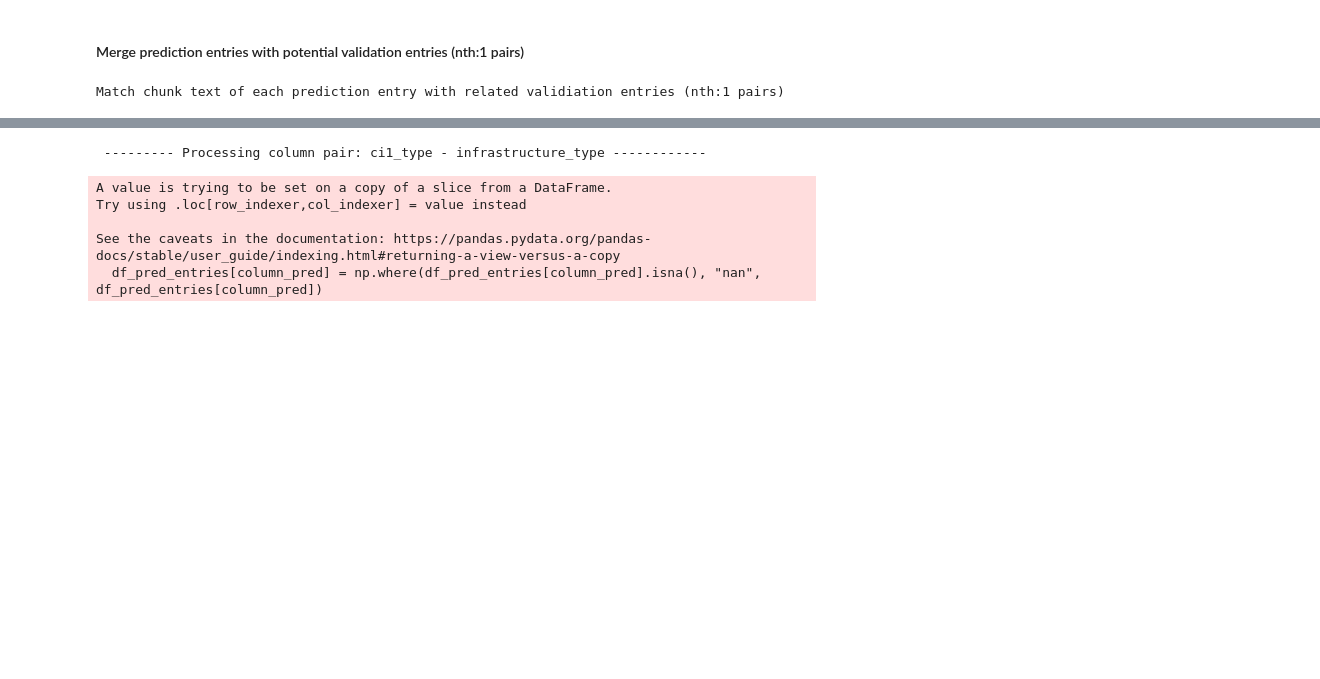
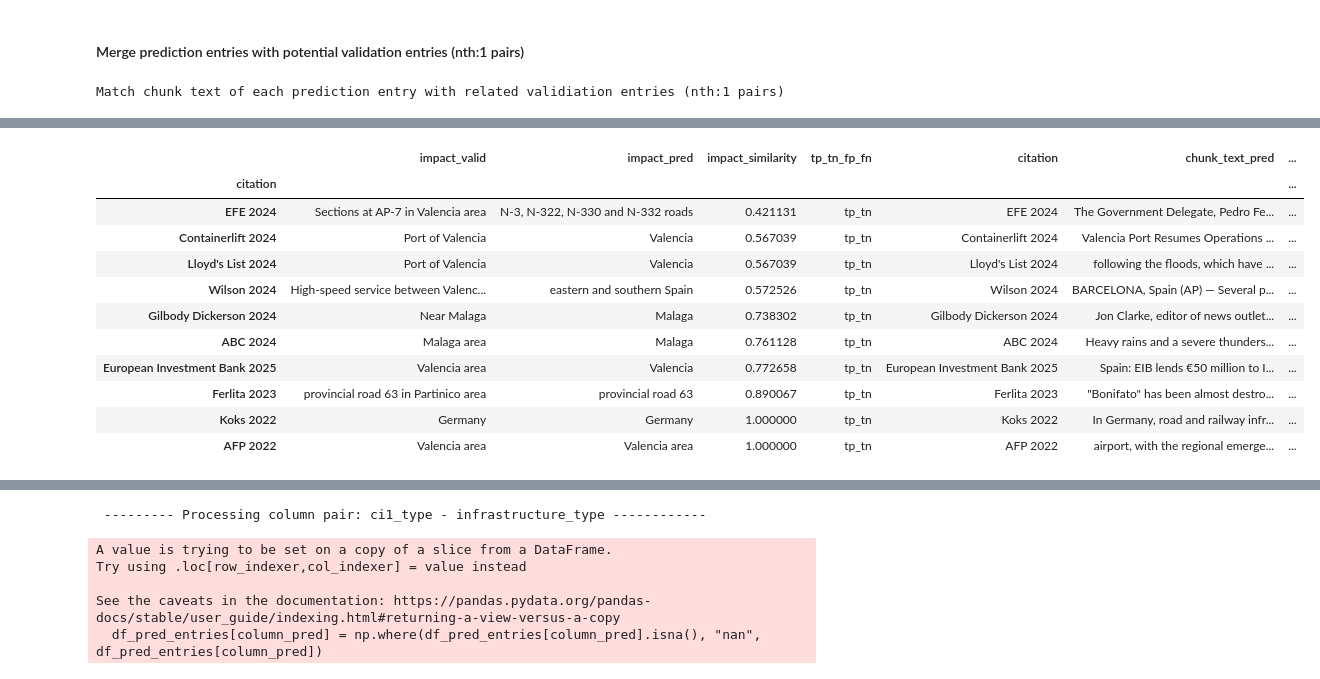
Before and after one commit to SWN-group-at-TU-Berlin/CI-impacts-information-retrieval, a Jupyter notebook: notebooks/llm_evaluation.ipynb, the cells around one changed output, grey strips where cells are left out. Cells and saved outputs as stored; diff of their text form; code cells hidden in the pictures; blank space fills up the shorter version.

```diff
--- a/notebooks/llm_evaluation.ipynb
+++ b/notebooks/llm_evaluation.ipynb
@@ -561,0 +400,19 @@ df_pred_valid_smltry_all
+# %%
+## find out for which docs model performed bad (or good)
+## based on this info try to improve model
+
+df_pred_valid_smltry_all.dropna(subset=["impact_similarity"]).groupby("citation").apply(lambda x: x.loc[x["impact_similarity"].idxmax()]).sort_values(by="impact_similarity", ascending=True)
+## check EFE, Wilson, European Investment Bank, Containerlift, Lloyds List, Gilbody Dickerson
+# %% [output]
+|  | impact_valid | impact_pred | impact_similarity | tp_tn_fp_fn | citation | chunk_text_pred | ... |
+| citation |  |  |  |  |  |  | ... |
+| EFE 2024 | Sections at AP-7 in Valencia area | N-3, N-322, N-330 and N-332 roads | 0.421131 | tp_tn | EFE 2024 | The Government Delegate, Pedro Fe... | ... |
+| Containerlift 2024 | Port of Valencia | Valencia | 0.567039 | tp_tn | Containerlift 2024 | Valencia Port Resumes Operations ... | ... |
+| Lloyd's List 2024 | Port of Valencia | Valencia | 0.567039 | tp_tn | Lloyd's List 2024 | following the floods, which have ... | ... |
+| Wilson 2024 | High-speed service between Valenc... | eastern and southern Spain | 0.572526 | tp_tn | Wilson 2024 | BARCELONA, Spain (AP) — Several p... | ... |
+| Gilbody Dickerson 2024 | Near Malaga | Malaga | 0.738302 | tp_tn | Gilbody Dickerson 2024 | Jon Clarke, editor of news outlet... | ... |
+| ABC 2024 | Malaga area | Malaga | 0.761128 | tp_tn | ABC 2024 | Heavy rains and a severe thunders... | ... |
+| European Investment Bank 2025 | Valencia area | Valencia | 0.772658 | tp_tn | European Investment Bank 2025 | Spain: EIB lends €50 million to I... | ... |
+| Ferlita 2023 | provincial road 63 in Partinico area | provincial road 63 | 0.890067 | tp_tn | Ferlita 2023 | "Bonifato" has been almost destro... | ... |
+| Koks 2022 | Germany | Germany | 1.000000 | tp_tn | Koks 2022 | In Germany, road and railway infr... | ... |
+| AFP 2022 | Valencia area | Valencia area | 1.000000 | tp_tn | AFP 2022 | airport, with the regional emerge... | ... |
```
Also changed, not shown: parts of 24 cells of this notebook.
